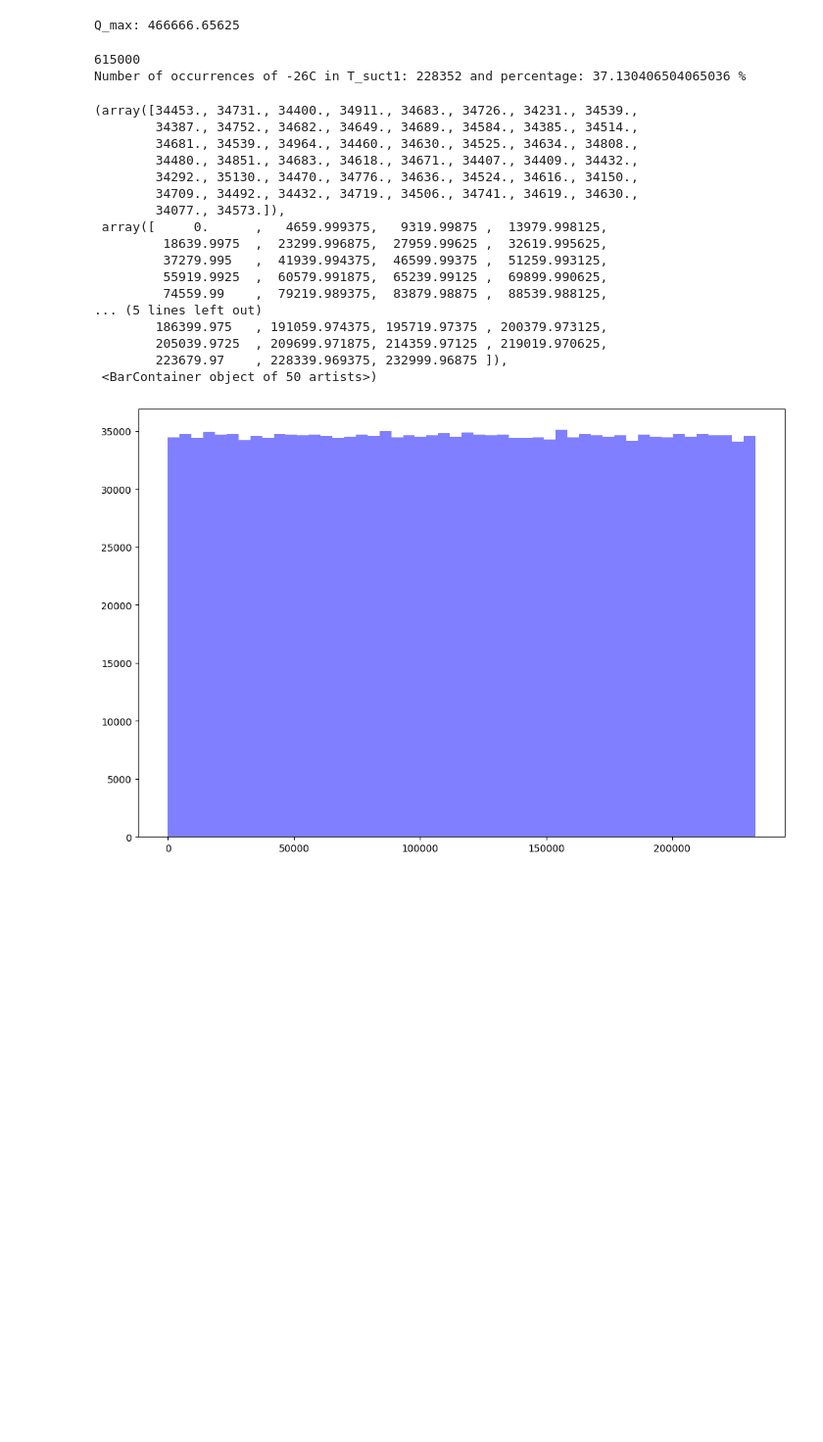
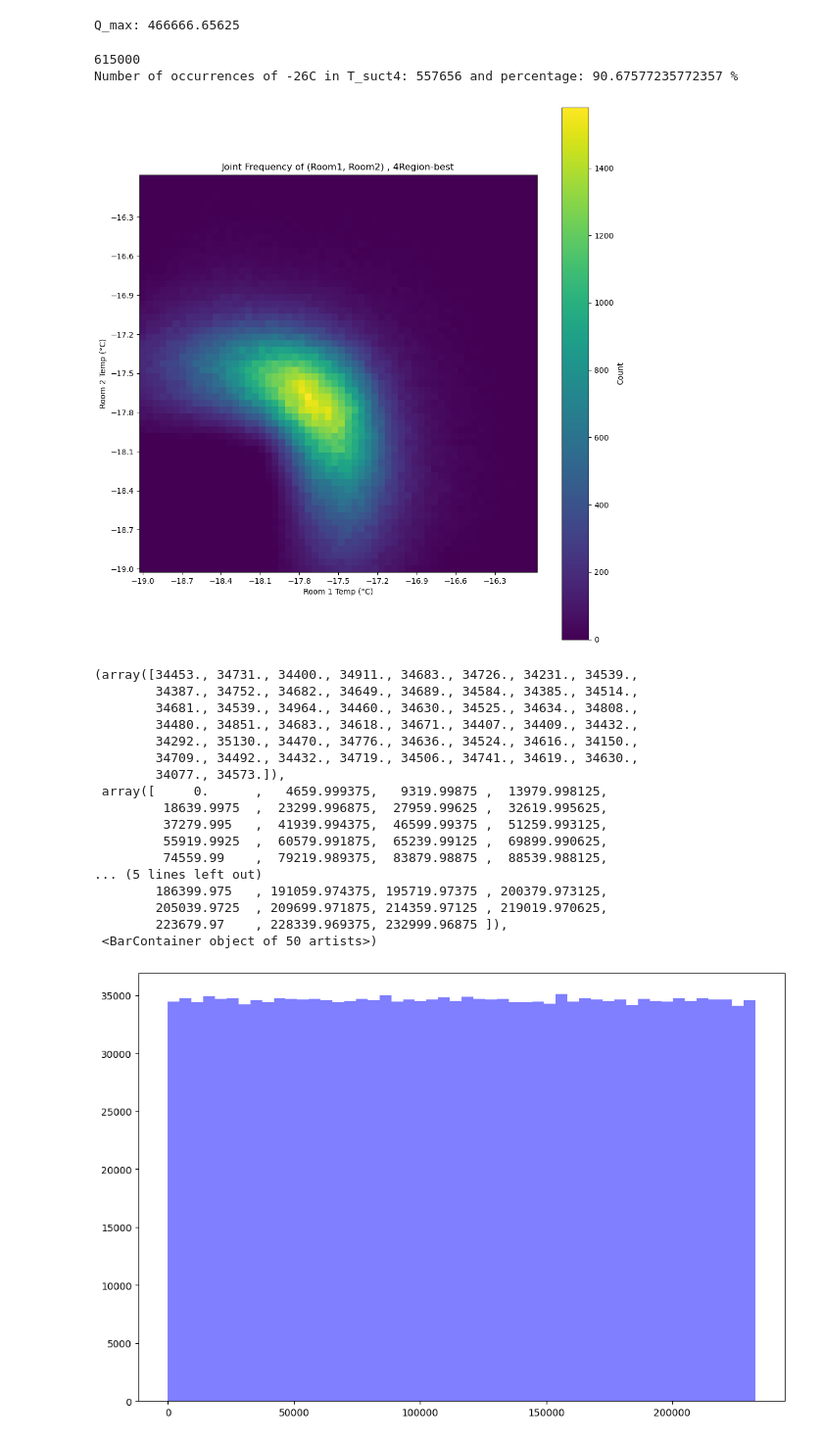
Before and after one commit to ArghavanZ/Industrial-Refrigeration, a Jupyter notebook: scripts/Logger.ipynb, the cells around one changed output. Shown at 98% size. Cells and saved outputs as stored; diff of their text form; code cells hidden in the pictures; blank space fills up the shorter version.

```diff
--- a/scripts/Logger.ipynb
+++ b/scripts/Logger.ipynb
@@ -58,11 +81,65 @@ T_suct1 = data['T_suction']
+# %%
+Q_dist4 = data4['Q_dist']
+T_room4 = data4['room_temps']
+On_off4 = data4['on_off']
+Q_evap4 = data4['Q_evap']
+Power4 = data4['W']
+reward4 = data4['total_cost']
+Comp_cost4 = data4['compressor_cost']
+T_suct4 = data4['T_suction']
+actions = data4['action_array']
 # %%
-mask= T_suct1 == -26.0
-c = np.sum(mask)
-print(T_suct1.size)
-print(f"Number of occurrences of -26C in T_suct1: {c} and percentage: {c/T_suct1.size*100} %")
+mask4= T_suct4 == -27.0
+c = np.sum(mask4)
+print(T_suct4.size)
+print(f"Number of occurrences of -26C in T_suct4: {c} and percentage: {c/T_suct4.size*100} %")
 # %% [output]
 615000
-Number of occurrences of -26C in T_suct1: 228352 and percentage: 37.130406504065036 %
+Number of occurrences of -26C in T_suct4: 557656 and percentage: 90.67577235772357 %
+# %%
+n = 60
+room_1 = np.linspace(-19, -16, num=n, dtype=np.float64)
+room_2 = np.linspace(-19, -16, num=n, dtype=np.float64)
+mesh_x, mesh_y = np.meshgrid(room_1, room_2)
+obs_array = np.stack([mesh_x.ravel(), mesh_y.ravel()], axis=1).astype(np.float64)
+# %%
+# Given:
+# mesh_x, mesh_y  # (n, n)
+# or the 1D grids:
+room_1 = mesh_x[0, :]     # x-centers (length n)
+room_2 = mesh_y[:, 0]     # y-centers (length n)
+
+# Build bin edges from centers (uniform grid assumed)
+dx = np.diff(room_1).mean()
+dy = np.diff(room_2).mean()
+x_edges = np.concatenate(([room_1[0]-dx/2], room_1[:-1] + dx/2, [room_1[-1] + dx/2]))
+y_edges = np.concatenate(([room_2[0]-dy/2], room_2[:-1] + dy/2, [room_2[-1] + dy/2]))
+
+# T_room: array of shape (N, 2) with samples [T1_t, T2_t]
+T1 = T_room4[:,:, 0,:].flatten()
+T2 = T_room4[:,:, 1,:].flatten()
+
+# 2D histogram (counts per bin)
+H, xe, ye = np.histogram2d(T1, T2, bins=[x_edges, y_edges])
+
+# Optional: normalize to frequencies (sum to 1)
+freq = H / H.sum() if H.sum() > 0 else H
+
+# Plot as heat map aligned with your bins
+fig, ax = plt.subplots(figsize=(10, 10))
+m = ax.pcolormesh(x_edges, y_edges, H.T)   # or 'freq.T' to plot normalized frequencies
+fig.colorbar(m, ax=ax, label="Count")      # change to "Frequency" if using freq
+ax.set_xlabel("Room 1 Temp (°C)")
+ax.set_ylabel("Room 2 Temp (°C)")
+ax.set_title("Joint Frequency of (Room1, Room2) , 4Region-best")
+ax.set_aspect('equal')
+plt.tight_layout()
+plt.xticks(np.arange(-19, -16, 0.3))
+plt.yticks(np.arange(-19, -16, 0.3))
+
+plt.show()
+# %% [output]
+[figure, added]
 # %%
 plt.figure(figsize=(12, 8))
 plt.hist(Q_dist1.flatten(), bins=50, alpha=0.5, label='Q_dist', color='blue')
```
Also changed, not shown: parts of 5 cells of this notebook, 33 other files.
